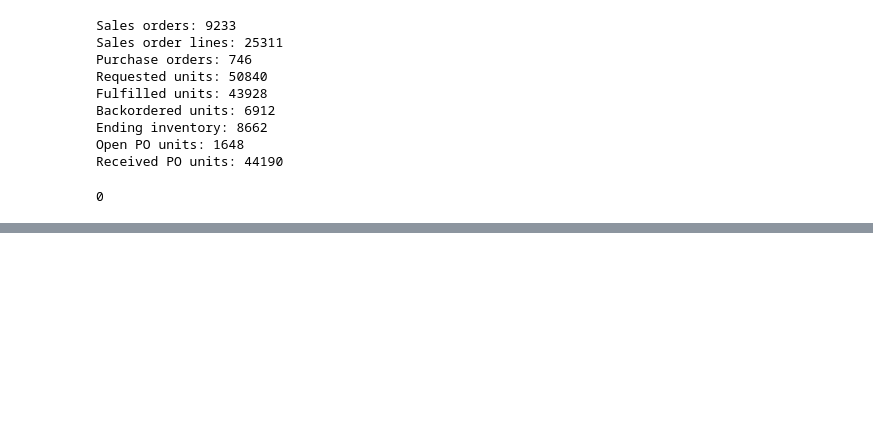
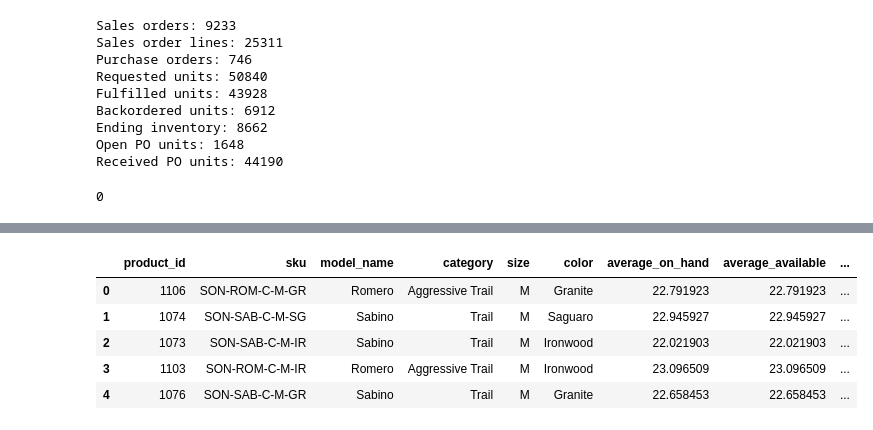
Before and after one commit to samuellettes/sonoran-cycles-supply-chain-analytics, a Jupyter notebook: notebooks/03_Validation.ipynb, the cells around one changed output, grey strips where cells are left out. Cells and saved outputs as stored; diff of their text form; code cells hidden in the pictures; blank space fills up the shorter version.

Commit message:
Add analytics KPI summary layer

```diff
--- a/notebooks/03_Validation.ipynb
+++ b/notebooks/03_Validation.ipynb
@@ -128,0 +205,17 @@ forecast_df.head()
+# %%
+sim = Simulation()
+sim.load_master_data()
+sim.initialize_inventory()
+
+daily_summary = run_sales_simulation(
+    sim,
+    start_date="2021-01-01",
+    end_date="2025-12-31",
+)
+
+forecast_df = generate_baseline_forecast(
+    sim,
+    lookback_months=3,
+)
+
+analytics_tables = export_analytics_tables(sim)
@@ -128,0 +244,9 @@ forecast_df.head()
+# %%
+analytics_tables["inventory_kpi_summary"].head()
+# %% [output]
+|  | product_id | sku | model_name | category | size | color | average_on_hand | average_available | ... |
+| 0 | 1106 | SON-ROM-C-M-GR | Romero | Aggressive Trail | M | Granite | 22.791923 | 22.791923 | ... |
+| 1 | 1074 | SON-SAB-C-M-SG | Sabino | Trail | M | Saguaro | 22.945927 | 22.945927 | ... |
+| 2 | 1073 | SON-SAB-C-M-IR | Sabino | Trail | M | Ironwood | 22.021903 | 22.021903 | ... |
+| 3 | 1103 | SON-ROM-C-M-IR | Romero | Aggressive Trail | M | Ironwood | 23.096509 | 23.096509 | ... |
+| 4 | 1076 | SON-SAB-C-M-GR | Sabino | Trail | M | Granite | 22.658453 | 22.658453 | ... |
```
Also changed, not shown: parts of 10 cells of this notebook, 14 other files.
